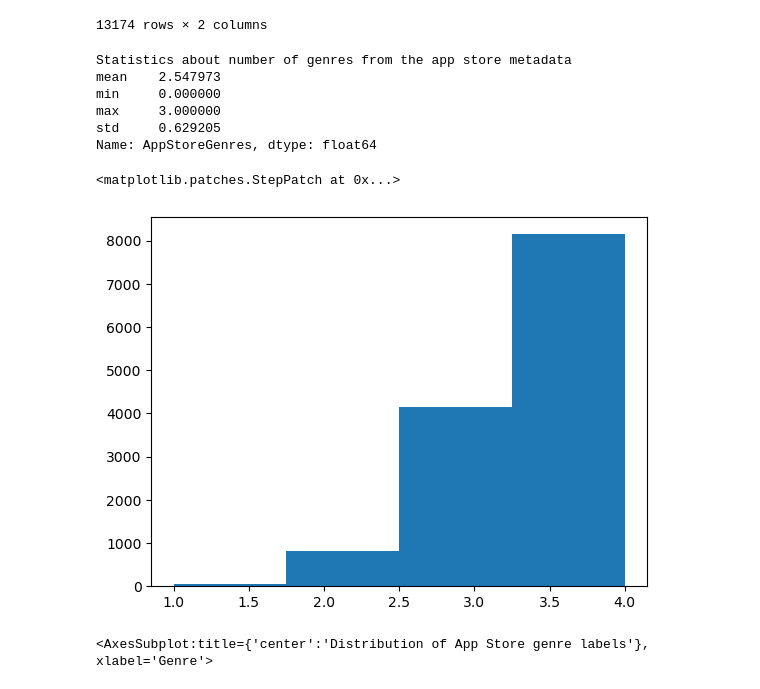
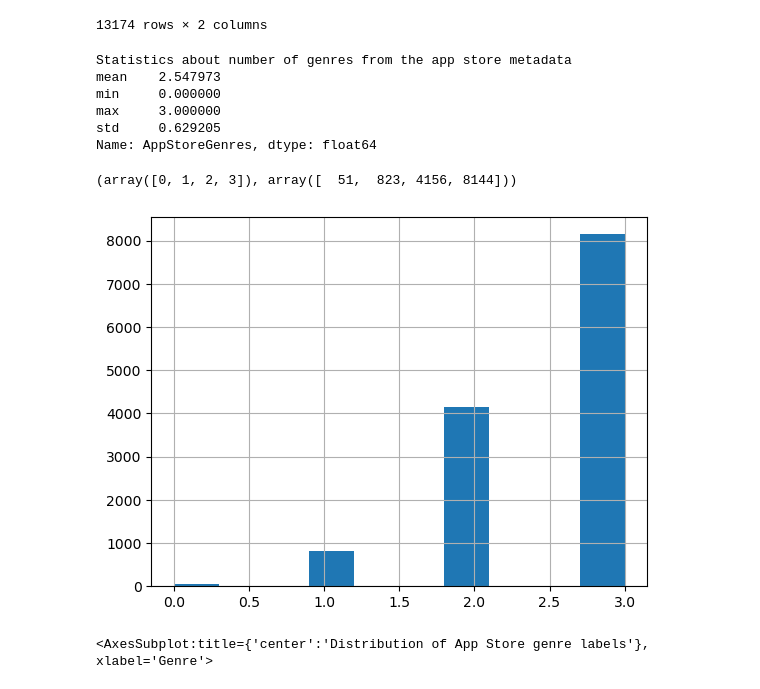
Before and after one commit to tsido/lda-thesis, a Jupyter notebook: data/generate_game_descriptions.ipynb, the cells around one changed output. Saved outputs shown, nothing was run; the diff lists cells and outputs as text; code cells hidden in the pictures.

```diff
--- a/data/generate_game_descriptions.ipynb
+++ b/data/generate_game_descriptions.ipynb
@@ -113,8 +117,11 @@ def getGameDescription(appStoreId):
     return fields
 
 df[['AppStoreGenres', 'AppStoreGenreIds', 'Description', 'GameLanguages']] = df.apply(lambda x : getGameDescription(x['AppStoreId']), axis='columns', result_type='expand')
+df['AppName'] = df['App_Name'] # normalize the naming
 df = df.dropna()
 df
+
+# TODO drop unnecessary columns and finalize the column names
 # %% [output]
 |  | App_Id | App_Name | AppStore_Url | Content_Rating | Released | Updated | Free | DeveloperId | ... |
 | 21 | com.alpigames.fairylandpuzzle | AAA³ Little Ponies & Unicorns | https://apps.apple.com/us/app/aaa... | 4+ | 2014-12-05T08:00:00Z | 2016-03-12T15:09:55Z | 1.0 | 419456907.0 | ... |
@@ -273,20 +309,22 @@ df[['AppStoreGenres', 'convertedAppStoreGenres']]
 # %%
 # -1 removes the shared 'Games' category that is included in every item
 print("Statistics about number of genres from the app store metadata")
 print((df['AppStoreGenres'].str.len()-1).agg(['mean','min', 'max','std']))
 
 
-counts, bins = np.histogram(df['AppStoreGenres'].str.len(), bins=4)
-plt.stairs(counts, bins, fill=True)
+# Get counts of different number of genres listed for games
+np.unique((df['AppStoreGenres'].str.len()-1), return_counts=True)
+# draw histogram of the above
+(df['AppStoreGenres'].str.len()-1).hist()
 # %% [output]
 Statistics about number of genres from the app store metadata
 mean    2.547973
 min     0.000000
 max     3.000000
 std     0.629205
 Name: AppStoreGenres, dtype: float64
-<matplotlib.patches.StepPatch at 0x...>
+(array([0, 1, 2, 3]), array([  51,  823, 4156, 8144]))
-[figure, old version]
+[figure, new version]
 # %%
 all_categories = np.array(sum(df['AppStoreGenres'].values.tolist(), []))
 # convert codes to readable categories
```
Also changed, not shown: parts of 5 cells of this notebook.
